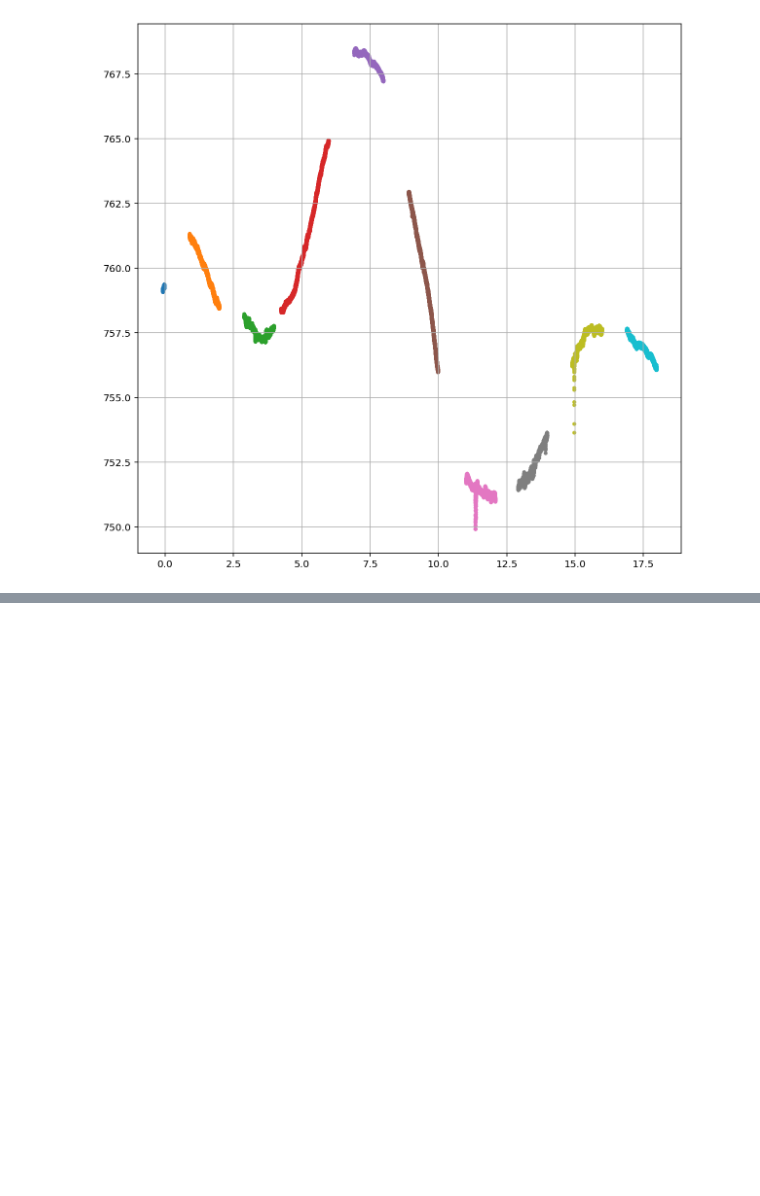
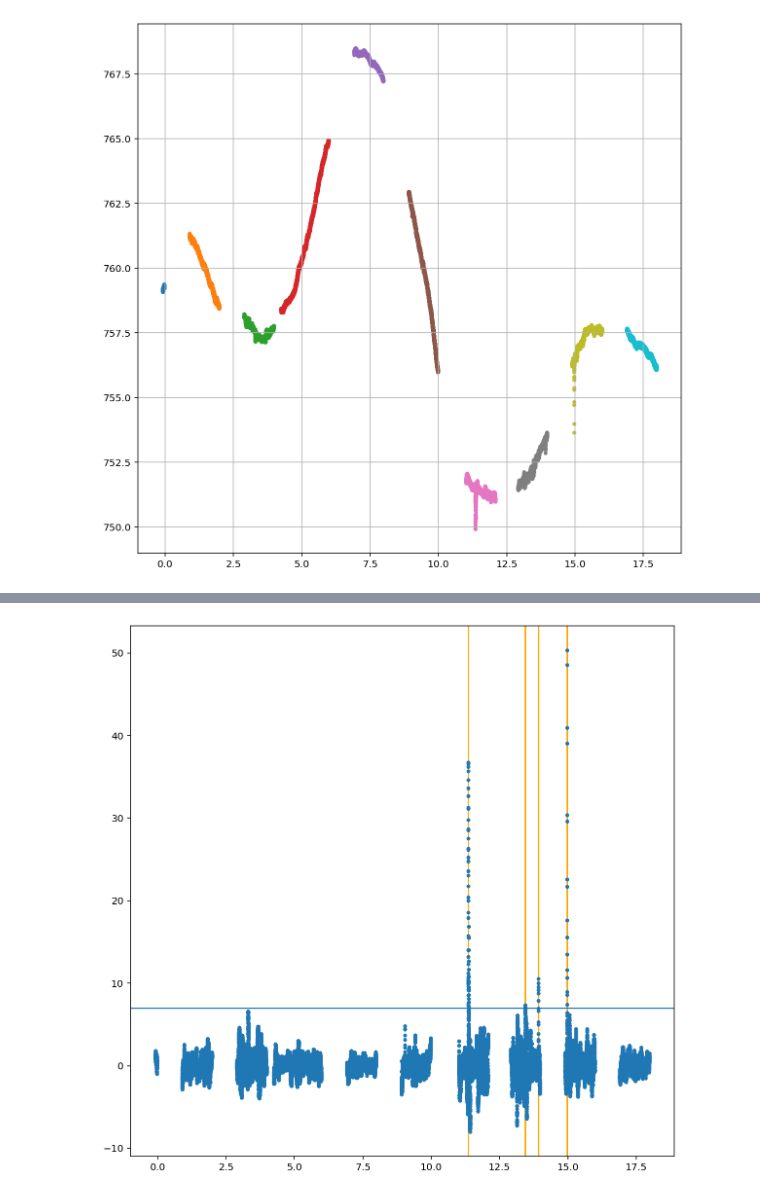
Before and after one commit to BoiseStatePlanetary/muldoon, a Jupyter notebook: docs/examples/Analyzing_Mars_2020_MEDA_Data.ipynb, the cells around one changed output, grey strips where cells are left out. Cells and saved outputs as stored; diff of their text form; code cells hidden in the pictures; blank space fills up the shorter version.

Commit message:
Fixed some bugs in the plotting routine

```diff
--- a/docs/examples/Analyzing_Mars_2020_MEDA_Data.ipynb
+++ b/docs/examples/Analyzing_Mars_2020_MEDA_Data.ipynb
@@ -86,0 +49,20 @@ print(mt.vortices)
+# %%
+# Detect vortex signals
+matched_filter_width = 2.*mt.sampling
+matched_filter_depth = 1./np.pi
+distance_between_peaks = 30
+detection_threshold = 7.
+
+conv = mt.apply_lorentzian_matched_filter(matched_filter_width, matched_filter_depth)
+vortices = mt.find_vortices(detection_threshold=detection_threshold, distance=distance_between_peaks)
+
+fig = plt.figure(figsize=(10, 10))
+ax = fig.add_subplot(111)
+
+ax.plot(mt.time, mt.convolution, ls='', marker='.')
+ax.axhline(detection_threshold)
+
+for i in range(len(mt.peak_indices)):
+    ax.axvline(mt.time[mt.peak_indices[i]], color="orange", zorder=-1)
+# %% [output]
+[figure, added]
```
Also changed, not shown: parts of 5 cells of this notebook, 4 other files.
